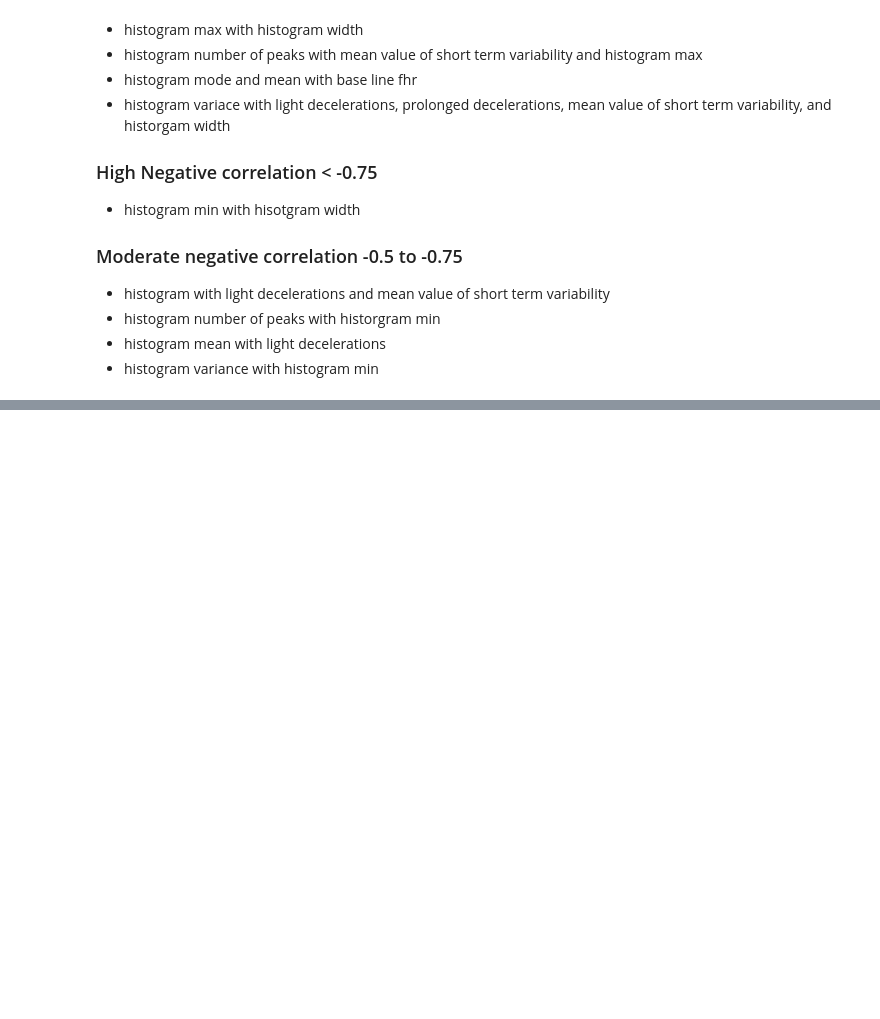
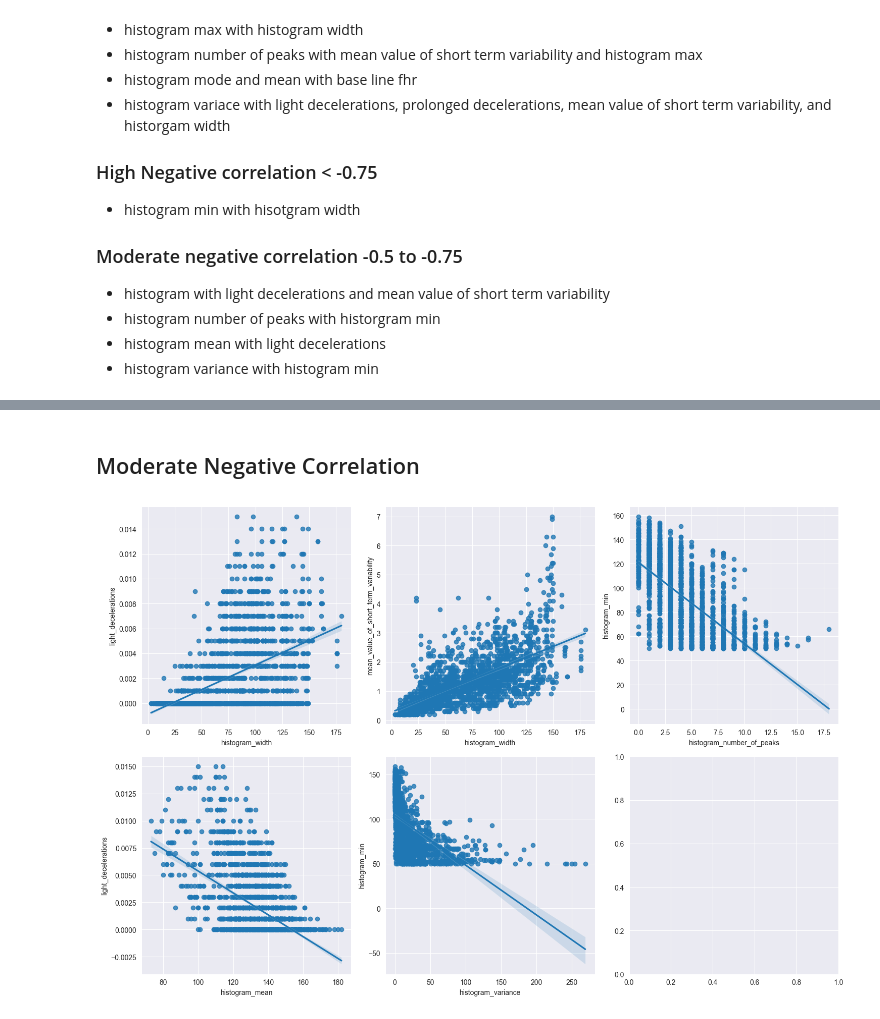
Before and after one commit to msherrif04/fetal-wellbeing-classification, a Jupyter notebook: analysis.ipynb, the cells around one changed output, grey strips where cells are left out. Saved outputs shown, nothing was run; the diff lists cells and outputs as text; code cells hidden in the pictures; blank space fills up the shorter version.

```diff
--- a/analysis.ipynb
+++ b/analysis.ipynb
@@ -291,0 +346,20 @@ plt.show()
+# %% [markdown]
+## Moderate Negative Correlation
+# %%
+moderate_negative_correlation_pairs = [
+    ("histogram_width", "light_decelerations"),
+    ("histogram_width", "mean_value_of_short_term_variability"),
+    ("histogram_number_of_peaks", "histogram_min"),
+    ("histogram_mean", "light_decelerations"),
+    ("histogram_variance", "histogram_min"),
+]
+
+sns.set_style("darkgrid")
+fig, ax = plt.subplots(nrows=2, ncols=3, figsize=(15, 10))
+
+for i, pair in enumerate(moderate_negative_correlation_pairs):
+    sns.regplot(x=pair[0], y=pair[1], data=numerical_cols, ax=ax[i // 3, i % 3])
+plt.tight_layout()
+plt.show()
+# %% [output]
+[figure, added]
```
Also changed, not shown: parts of 6 cells of this notebook.
